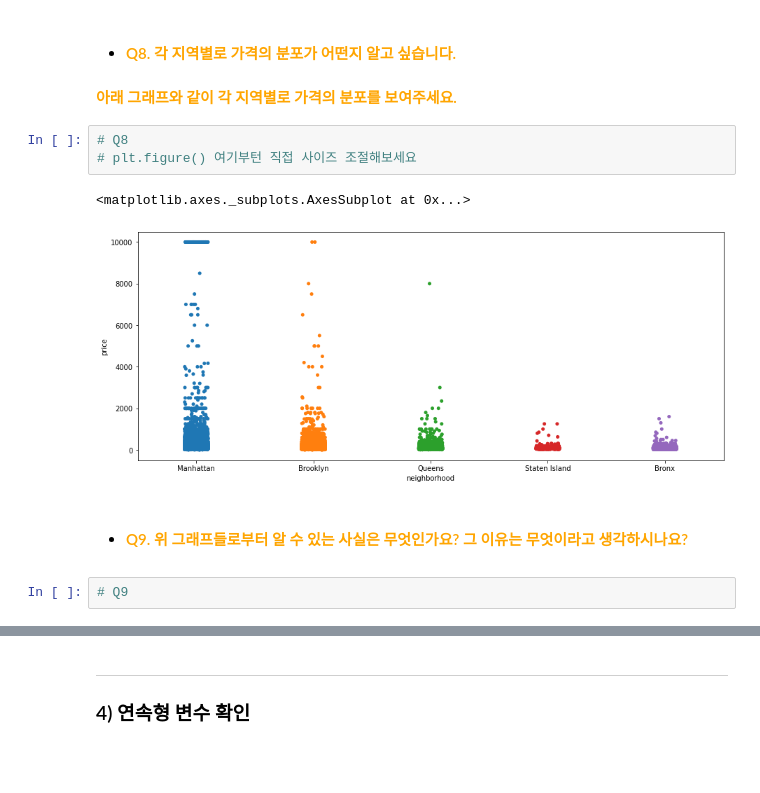
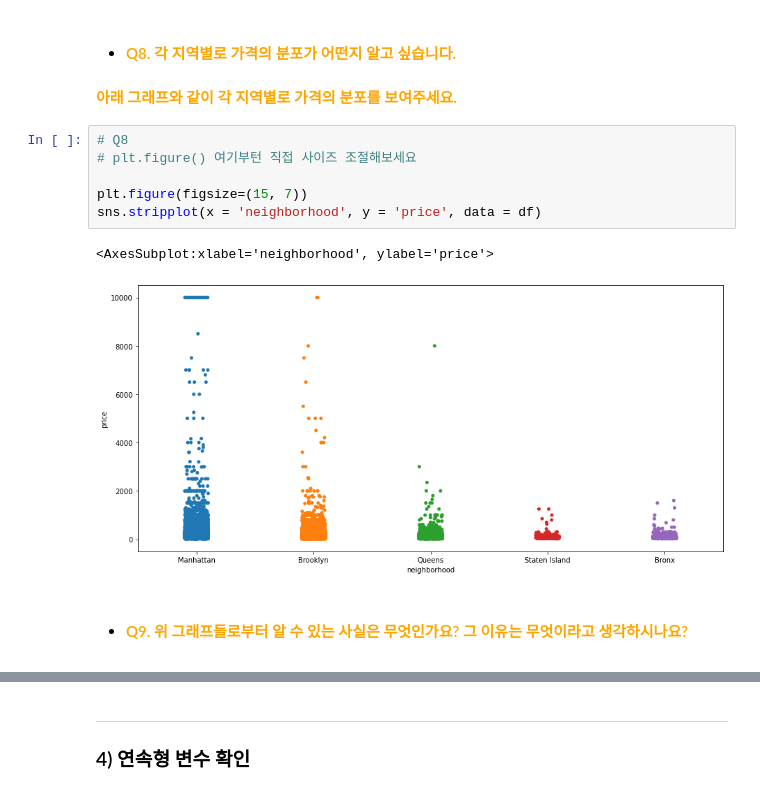
Before and after one commit to Seoyeon-An/YBIGTA_winter, a Jupyter notebook: 0110_eda_fe/EDA_FE 과제.ipynb, the cells around one changed output, grey strips where cells are left out. Saved outputs shown, nothing was run; the diff lists cells and outputs as text; blank space fills up the shorter version.

```diff
--- a/0110_eda_fe/EDA_FE 과제.ipynb
+++ b/0110_eda_fe/EDA_FE 과제.ipynb
@@ -173,10 +194,11 @@ memory usage: 14.3+ MB
 # %%
 # Q8
 # plt.figure() 여기부턴 직접 사이즈 조절해보세요
+
+plt.figure(figsize=(15, 7))
+sns.stripplot(x = 'neighborhood', y = 'price', data = df)
 # %% [output]
-<matplotlib.axes._subplots.AxesSubplot at 0x...>
+<AxesSubplot:xlabel='neighborhood', ylabel='price'>
-[figure, old version]
+[figure, new version]
 # %% [markdown]
 - #### <font color='orange'> Q9. 위 그래프들로부터 알 수 있는 사실은 무엇인가요? 그 이유는 무엇이라고 생각하시나요?
-# %%
-# Q9
```
Also changed, not shown: parts of 30 cells of this notebook, 6 other files.
